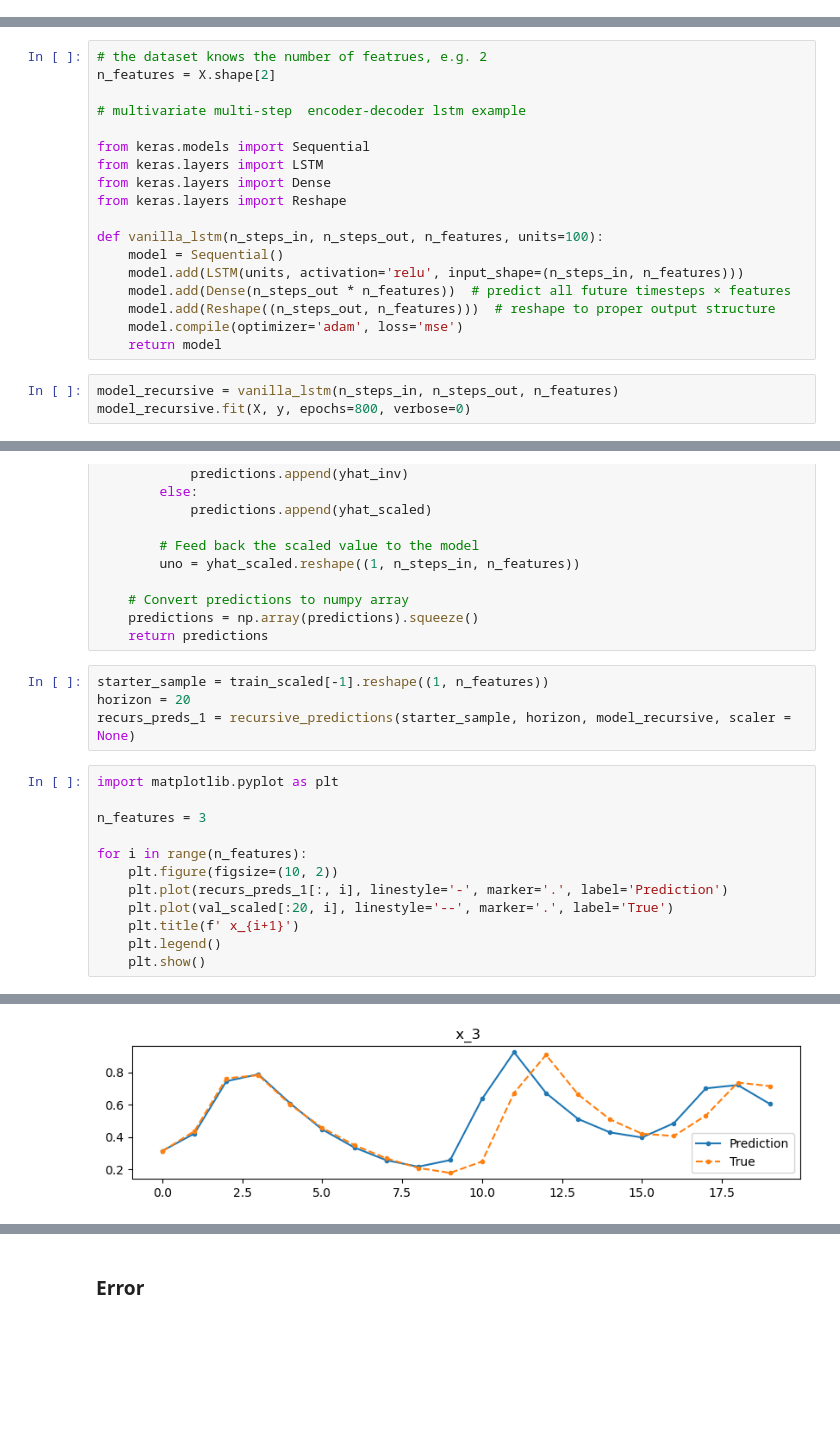
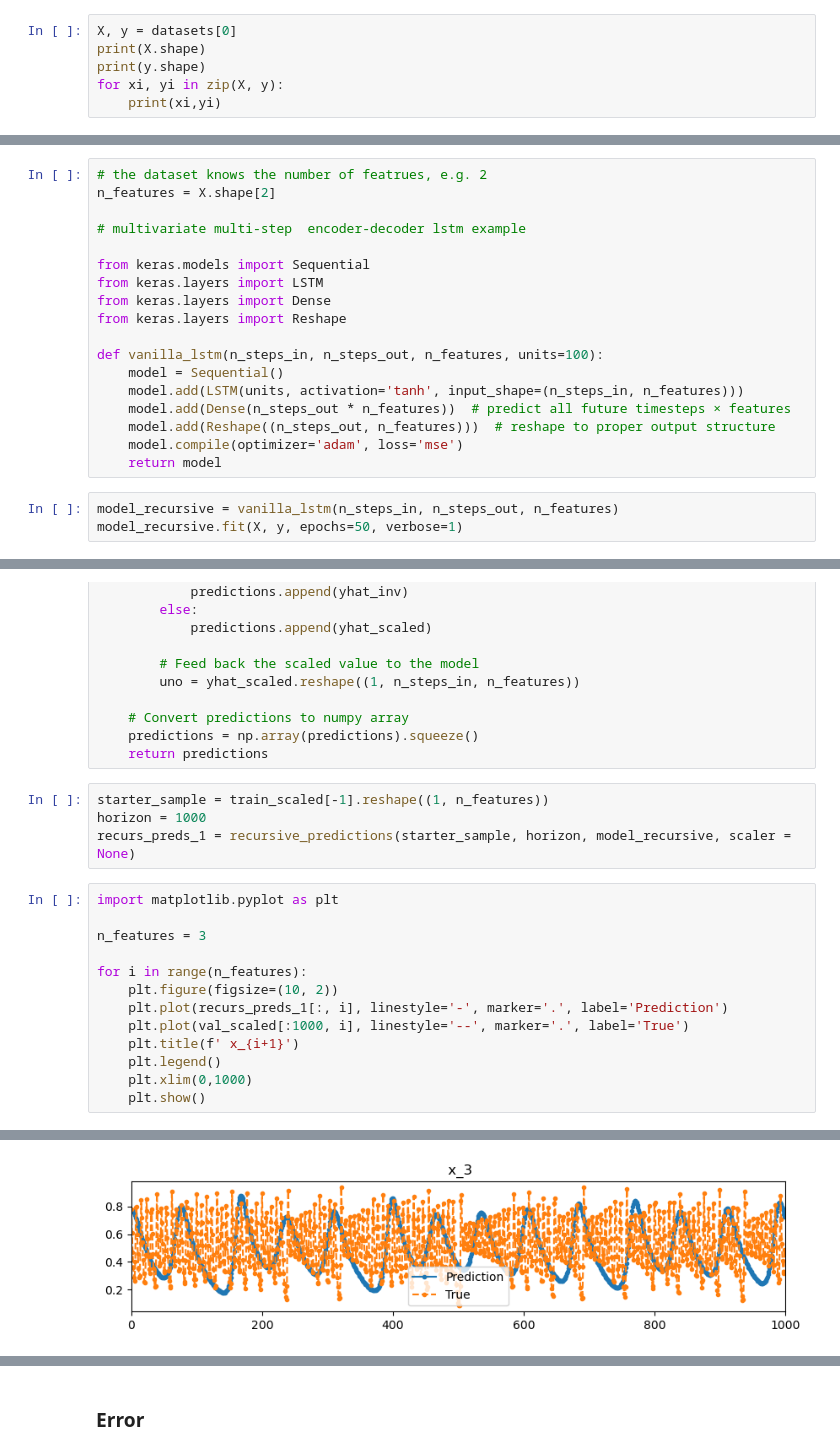
Before and after one commit to nxteventrying/chaos-ts-analysis, a Jupyter notebook: experiments/multivariate_v3.ipynb, the cells around one changed output, grey strips where cells are left out. Cells and saved outputs as stored; diff of their text form; blank space fills up the shorter version.

```diff
--- a/experiments/multivariate_v3.ipynb
+++ b/experiments/multivariate_v3.ipynb
@@ -171,3 +294,9 @@ plt.show()
+# %%
+X, y = datasets[0]
+print(X.shape)
+print(y.shape)
+for xi, yi in zip(X, y):
+    print(xi,yi)
 # %% [markdown]
 # RECURSIVE-MULTIVARIATE-ALL_FOR_ALL
 # %% [markdown]
@@ -239,12 +341,12 @@ from keras.layers import Reshape
 
 def vanilla_lstm(n_steps_in, n_steps_out, n_features, units=100):
     model = Sequential()
-    model.add(LSTM(units, activation='relu', input_shape=(n_steps_in, n_features)))
+    model.add(LSTM(units, activation='tanh', input_shape=(n_steps_in, n_features)))
     model.add(Dense(n_steps_out * n_features))  # predict all future timesteps × features
     model.add(Reshape((n_steps_out, n_features)))  # reshape to proper output structure
     model.compile(optimizer='adam', loss='mse')
     return model
 # %%
 model_recursive = vanilla_lstm(n_steps_in, n_steps_out, n_features)
-model_recursive.fit(X, y, epochs=800, verbose=0)
+model_recursive.fit(X, y, epochs=50, verbose=1)
 # %% [output]
@@ -280,7 +399,7 @@ def recursive_predictions(starter_sample, horizon, model, scaler = None):
     return predictions
 # %%
 starter_sample = train_scaled[-1].reshape((1, n_features))
-horizon = 20
+horizon = 1000
 recurs_preds_1 = recursive_predictions(starter_sample, horizon, model_recursive, scaler = None)
 # %%
 import matplotlib.pyplot as plt
@@ -290,8 +409,9 @@ n_features = 3
 for i in range(n_features):
     plt.figure(figsize=(10, 2))
     plt.plot(recurs_preds_1[:, i], linestyle='-', marker='.', label='Prediction')
-    plt.plot(val_scaled[:20, i], linestyle='--', marker='.', label='True')
+    plt.plot(val_scaled[:1000, i], linestyle='--', marker='.', label='True')
     plt.title(f' x_{i+1}')
     plt.legend()
+    plt.xlim(0,1000)
     plt.show()
 # %% [output]
@@ -300 +420 @@ for i in range(n_features):
-[figure, old version]
+[figure, new version]
```
Also changed, not shown: parts of 39 cells of this notebook.
